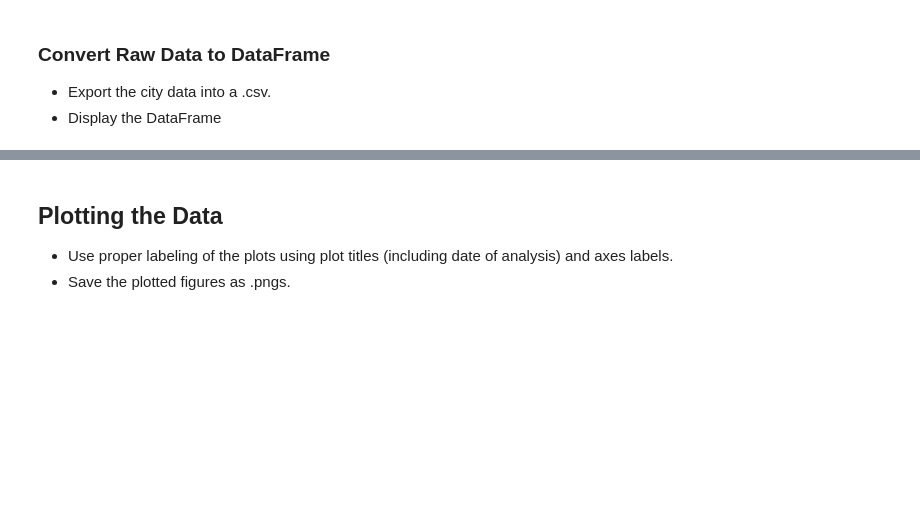
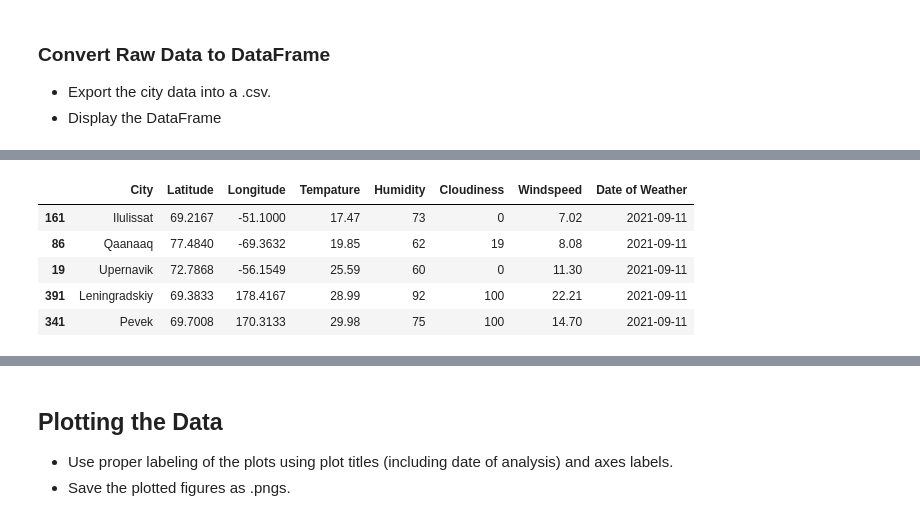
Before and after one commit to benjyms/python-api-challenge, a Jupyter notebook: WeatherPy/WeatherPy.ipynb, the cells around one changed output, grey strips where cells are left out. Cells and saved outputs as stored; diff of their text form; code cells hidden in the pictures; blank space fills up the shorter version.

```diff
--- a/WeatherPy/WeatherPy.ipynb
+++ b/WeatherPy/WeatherPy.ipynb
@@ -219,2 +271,13 @@ Skip this step if there are no cities that have humidity > 100%.
+# %%
+# sorting ct_df by humidity ascending=false to dertermine if any rows are greater than 100
+hum_df = ct_df.sort_values('Tempature', ascending=True)
+hum_df.head()
+# %% [output]
+|  | City | Latitude | Longitude | Tempature | Humidity | Cloudiness | Windspeed | Date of Weather |
+| 161 | Ilulissat | 69.2167 | -51.1000 | 17.47 | 73 | 0 | 7.02 | 2021-09-11 |
+| 86 | Qaanaaq | 77.4840 | -69.3632 | 19.85 | 62 | 19 | 8.08 | 2021-09-11 |
+| 19 | Upernavik | 72.7868 | -56.1549 | 25.59 | 60 | 0 | 11.30 | 2021-09-11 |
+| 391 | Leningradskiy | 69.3833 | 178.4167 | 28.99 | 92 | 100 | 22.21 | 2021-09-11 |
+| 341 | Pevek | 69.7008 | 170.3133 | 29.98 | 75 | 100 | 14.70 | 2021-09-11 |
 # %%
 #  Get the indices of cities that have humidity over 100%.
```
Also changed, not shown: parts of 23 cells of this notebook, 1 other file.
